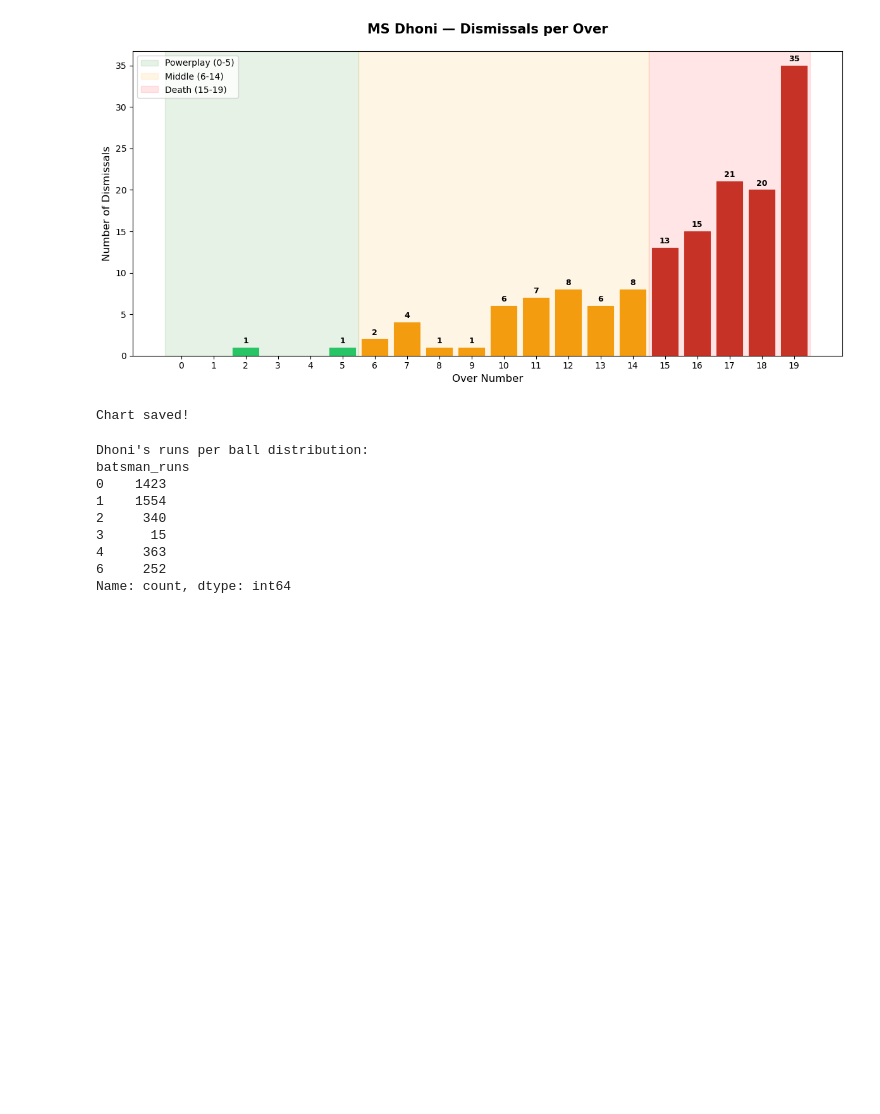
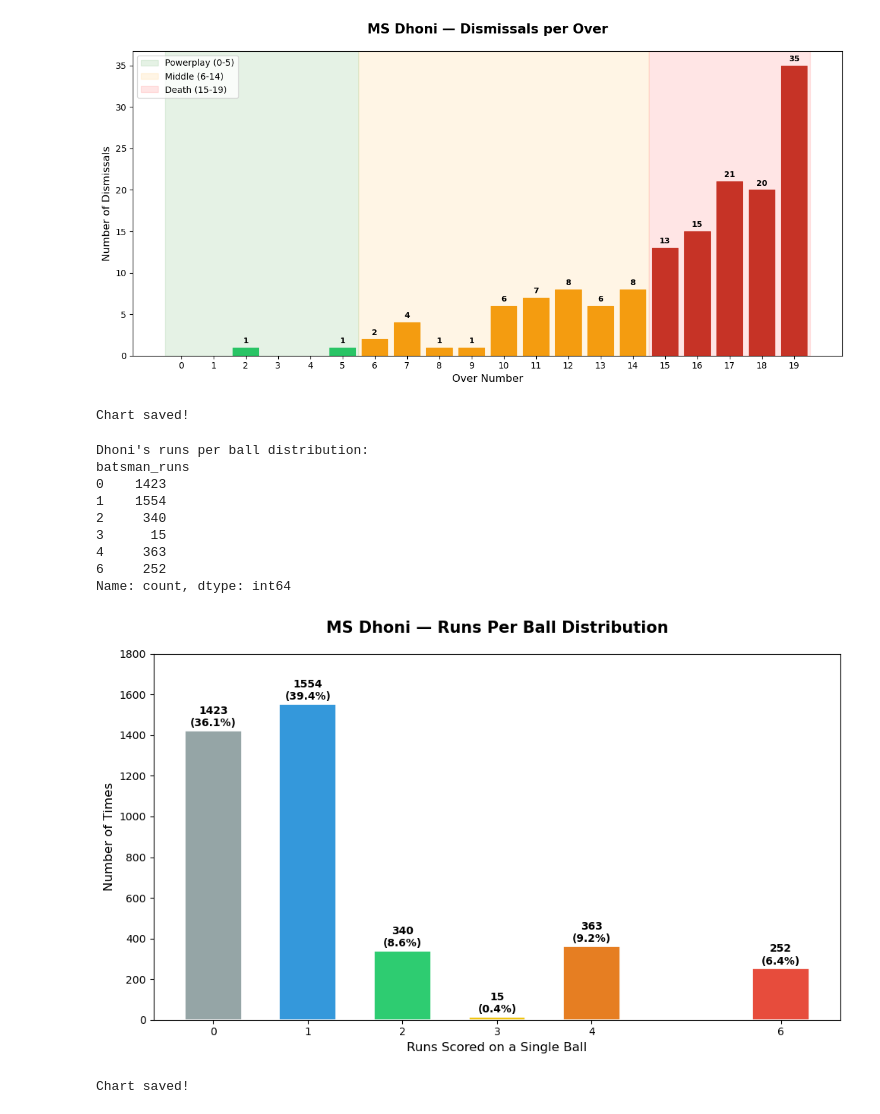
Before and after one commit to mishrashashikamal/ipl-coaching-dashboard, a Jupyter notebook: 01_data_exploration.ipynb, the cells around one changed output. Cells and saved outputs as stored; diff of their text form; code cells hidden in the pictures; blank space fills up the shorter version.

```diff
--- a/01_data_exploration.ipynb
+++ b/01_data_exploration.ipynb
@@ -393,3 +393,47 @@ batsman_runs
 4     363
 6     252
 Name: count, dtype: int64
+# %%
+import matplotlib.pyplot as plt
+import numpy as np
+
+# Run values and their counts
+run_values = runs_distribution.index  # [0,1,2,3,4,6]
+counts = runs_distribution.values     # [1423,1554,340,15,363,252]
+
+# Different color for each bar
+colors = ['#95a5a6','#3498db','#2ecc71','#f1c40f','#e67e22','#e74c3c']
+
+# Create the bar chart
+plt.figure(figsize=(10, 6))
+bars = plt.bar(run_values,   # x axis - run values
+               counts,        # y axis - how many times
+               color=colors,
+               width=0.6,
+               edgecolor='white',
+               linewidth=1.2)
+
+# Add count + percentage label on top of each bar
+total_balls = len(player_data)  # total balls faced
+for bar, val in zip(bars, counts):
+    pct = (val / total_balls * 100).round(1)  # calculate percentage
+    plt.text(bar.get_x() + bar.get_width()/2,
+             bar.get_height() + 10,
+             f'{val}\n({pct}%)',   # show count and % both
+             ha='center', va='bottom',
+             fontsize=10, fontweight='bold')
+
+# Labels and styling
+plt.title(f'{player} — Runs Per Ball Distribution',
+          fontsize=15, fontweight='bold', pad=20)
+plt.xlabel('Runs Scored on a Single Ball', fontsize=12)
+plt.ylabel('Number of Times', fontsize=12)
+plt.xticks(run_values)   # show only actual run values on x axis
+plt.ylim(0, 1800)        # y axis limit
+plt.tight_layout()
+plt.savefig('dhoni_runs_distribution.png', dpi=150, bbox_inches='tight')
+plt.show()
+print("Chart saved!")
+# %% [output]
+[figure, added]
+Chart saved!
```
Also changed, not shown: parts of 2 cells of this notebook, 2 other files.
